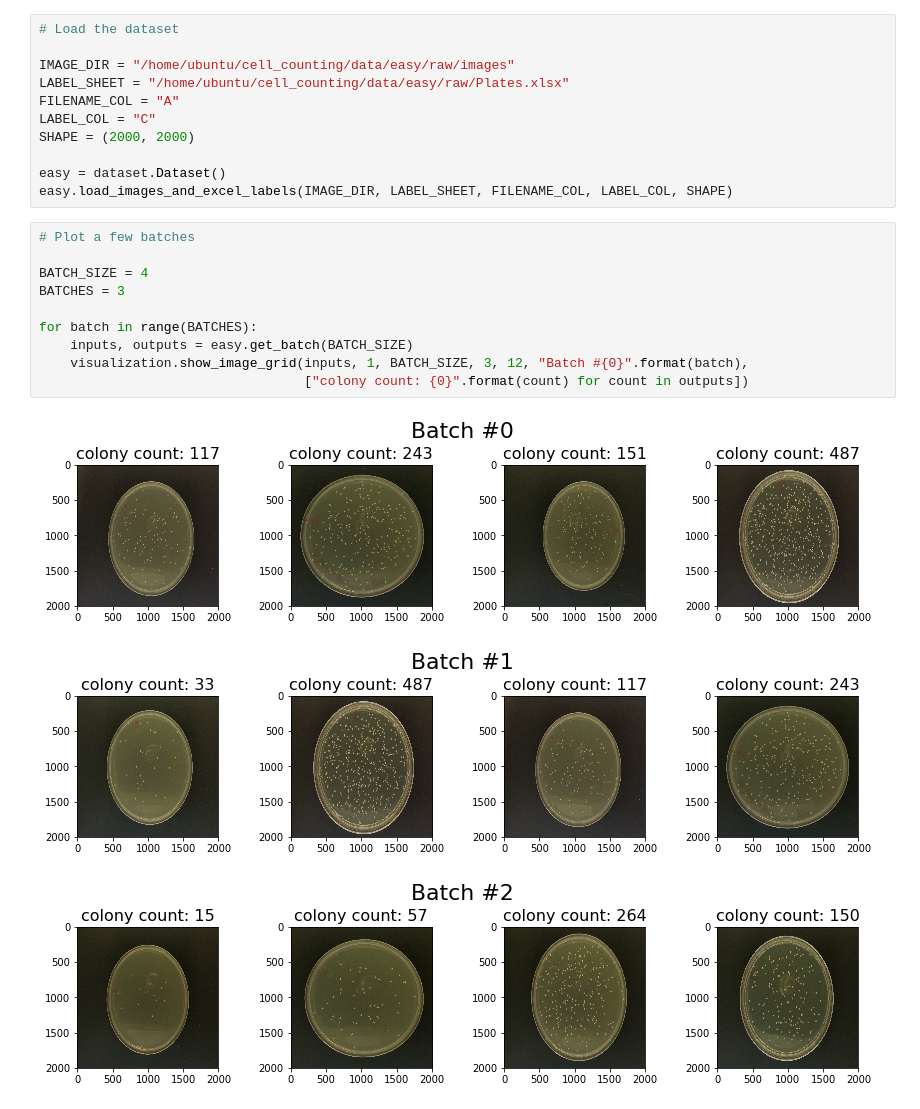
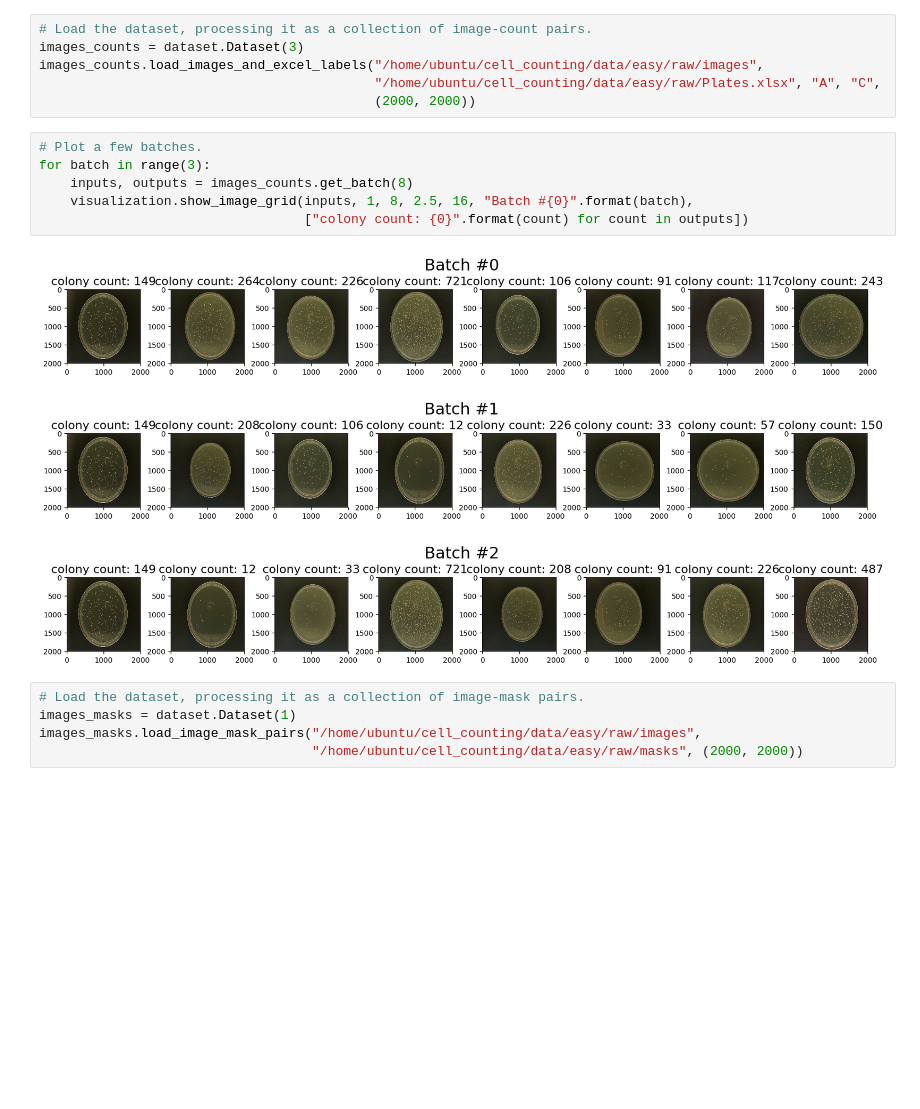
Before and after one commit to sheaconlon/cell_counting2, a Jupyter notebook: data/easy/data_easy.ipynb, the cells around one changed output. Saved outputs shown, nothing was run; the diff lists cells and outputs as text; blank space fills up the shorter version.

```diff
--- a/data/easy/data_easy.ipynb
+++ b/data/easy/data_easy.ipynb
@@ -14,27 +12,23 @@ importlib.reload(visualization)
 # %% [output]
 <module 'src.visualization' from '/home/ubuntu/cell_counting/src/visualization.py'>
 # %%
-# Load the dataset
-
-IMAGE_DIR = "/home/ubuntu/cell_counting/data/easy/raw/images"
-LABEL_SHEET = "/home/ubuntu/cell_counting/data/easy/raw/Plates.xlsx"
-FILENAME_COL = "A"
-LABEL_COL = "C"
-SHAPE = (2000, 2000)
-
-easy = dataset.Dataset()
-easy.load_images_and_excel_labels(IMAGE_DIR, LABEL_SHEET, FILENAME_COL, LABEL_COL, SHAPE)
+# Load the dataset, processing it as a collection of image-count pairs.
+images_counts = dataset.Dataset(3)
+images_counts.load_images_and_excel_labels("/home/ubuntu/cell_counting/data/easy/raw/images",
+                                           "/home/ubuntu/cell_counting/data/easy/raw/Plates.xlsx", "A", "C",
+                                           (2000, 2000))
 # %%
-# Plot a few batches
-
-BATCH_SIZE = 4
-BATCHES = 3
-
-for batch in range(BATCHES):
-    inputs, outputs = easy.get_batch(BATCH_SIZE)
-    visualization.show_image_grid(inputs, 1, BATCH_SIZE, 3, 12, "Batch #{0}".format(batch),
+# Plot a few batches.
+for batch in range(3):
+    inputs, outputs = images_counts.get_batch(8)
+    visualization.show_image_grid(inputs, 1, 8, 2.5, 16, "Batch #{0}".format(batch),
                                   ["colony count: {0}".format(count) for count in outputs])
 # %% [output]
-[figure, old version]
+[figure, new version]
-[figure, old version]
+[figure, new version]
-[figure, old version]
+[figure, new version]
+# %%
+# Load the dataset, processing it as a collection of image-mask pairs.
+images_masks = dataset.Dataset(1)
+images_masks.load_image_mask_pairs("/home/ubuntu/cell_counting/data/easy/raw/images",
+                                   "/home/ubuntu/cell_counting/data/easy/raw/masks", (2000, 2000))
```
Also changed, not shown: parts of 4 cells of this notebook, 1 other file.
